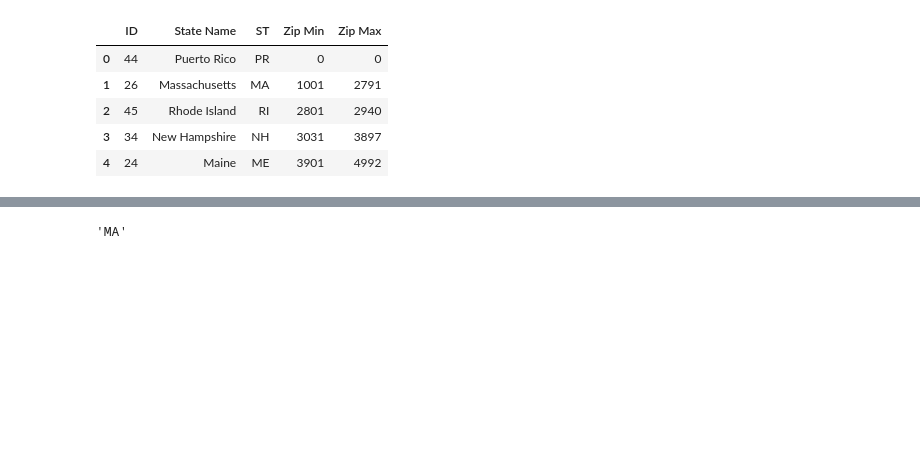
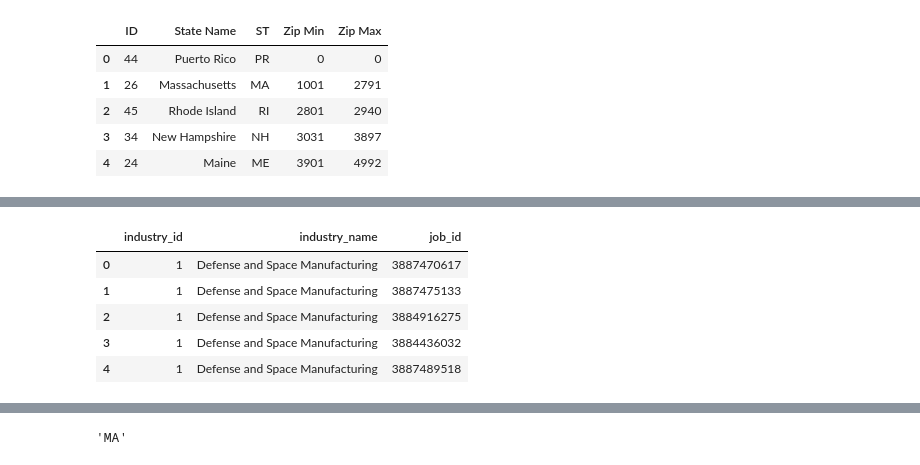
Before and after one commit to whleng/18755-project, a Jupyter notebook: src/create_network_locations.ipynb, the cells around one changed output, grey strips where cells are left out. Cells and saved outputs as stored; diff of their text form; code cells hidden in the pictures; blank space fills up the shorter version.

```diff
--- a/src/create_network_locations.ipynb
+++ b/src/create_network_locations.ipynb
@@ -34,0 +61,10 @@ df_postings_shortened.head()
+# %%
+df_job_industry_name_match = pd.merge(df_industries_list, df_job_industries_match, on='industry_id', how='inner')
+df_job_industry_name_match.head()
+# %% [output]
+|  | industry_id | industry_name | job_id |
+| 0 | 1 | Defense and Space Manufacturing | 3887470617 |
+| 1 | 1 | Defense and Space Manufacturing | 3887475133 |
+| 2 | 1 | Defense and Space Manufacturing | 3884916275 |
+| 3 | 1 | Defense and Space Manufacturing | 3884436032 |
+| 4 | 1 | Defense and Space Manufacturing | 3887489518 |
```
Also changed, not shown: parts of 11 cells of this notebook, 1 other file.
